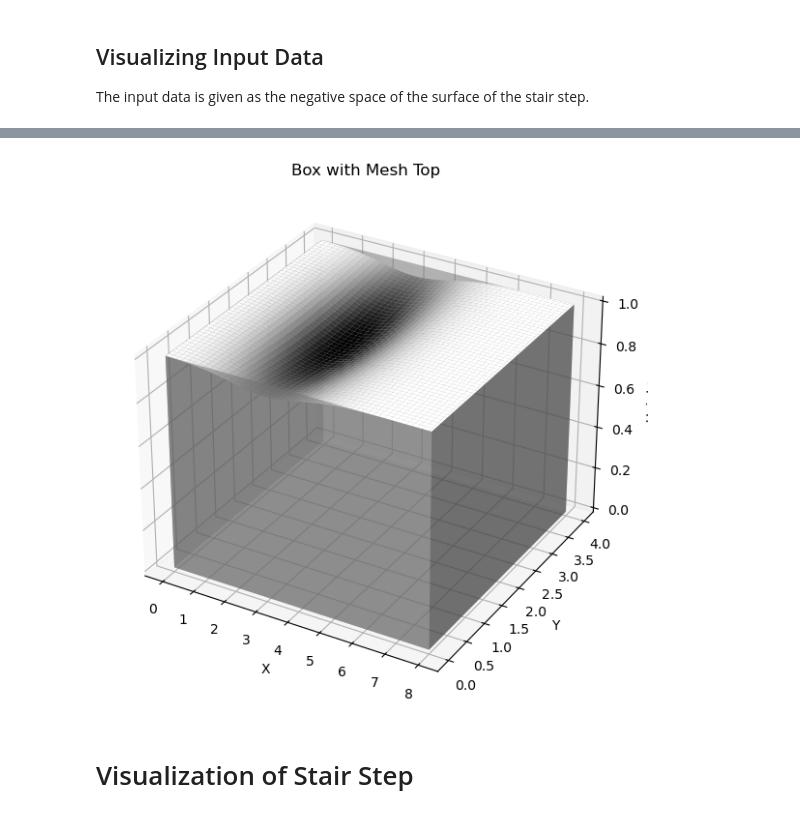
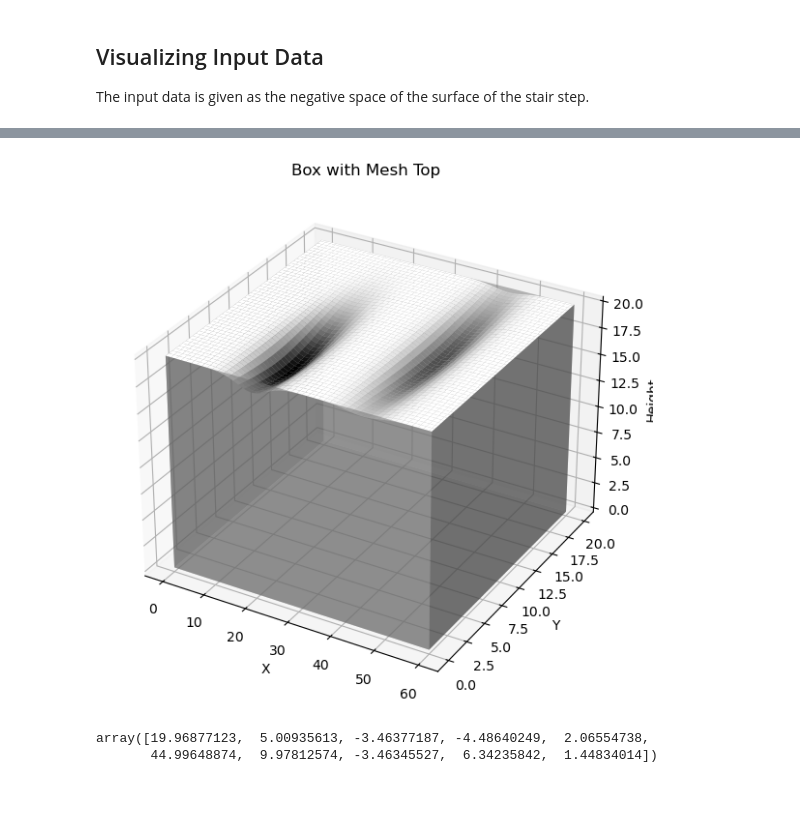
Before and after one commit to Y-Bimali/mcm, a Jupyter notebook: SingleStairFitter.ipynb, the cells around one changed output, grey strips where cells are left out. Saved outputs shown, nothing was run; the diff lists cells and outputs as text; code cells hidden in the pictures.

```diff
--- a/SingleStairFitter.ipynb
+++ b/SingleStairFitter.ipynb
@@ -12,10 +20,5 @@ The input data is given as the negative space of the surface of the stair step.
 # %%
-# Load the CSV file
-file_path = "data/fuzzedGaussian.csv"  # Replace with your file path
-data = pd.read_csv(file_path)
-
 # Ensure the data satisfies the bounds
-max_x, max_y, max_h = 8, 4, 0.2  # Define your max values
 data = data[(data["X"] <= max_x) & (data["Y"] <= max_y) & (data["H"] <= max_h)]
 X, Y, H = data['X'], data['Y'], data['H']
 
@@ -30,6 +33,6 @@ plt.title("3D Mesh Plot of Input Data")
 plt.show()
 
 # Stair Height
-stair_height = 1
+stair_height = 20
 stair_H = stair_height - H
 # %% [output]
@@ -67,28 +69,0 @@ This fits the data to a Gaussian distribution.
-# %%
-# Define a 2D Gaussian function
-def gaussian_2d(XY, a, x0, y0, sigma_x, sigma_y):
-    x, y = XY
-    return a * np.exp(-((x - x0)**2 / (2 * sigma_x**2) + (y - y0)**2 / (2 * sigma_y**2)))
-
-# Fit data to the 2D Gaussian
-x = data["X"].values
-y = data["Y"].values
-h = data["H"].values
-initial_guess = (np.max(h), np.mean(x), np.mean(y), np.std(x), np.std(y))
-params, _ = curve_fit(gaussian_2d, (x, y), h, p0=initial_guess)
-
-# Generate a fine mesh for the Gaussian
-x_mesh = np.linspace(0, max_x, 100)
-y_mesh = np.linspace(0, max_y, 100)
-x_grid, y_grid = np.meshgrid(x_mesh, y_mesh)
-h_fit = gaussian_2d((x_grid.ravel(), y_grid.ravel()), *params).reshape(x_grid.shape)
-
-# Create a 3D plot of the best-fit Gaussian
-fig = plt.figure(figsize=(10, 8))
-ax = fig.add_subplot(111, projection='3d')
-ax.plot_surface(x_grid, y_grid, h_fit, cmap="plasma", edgecolor="none", alpha=0.8)
-ax.set_xlabel("X")
-ax.set_ylabel("Y")
-ax.set_zlabel("H")
-plt.title("Best-Fit 2D Gaussian Distribution")
-plt.show()
@@ -96,0 +70,2 @@ plt.show()
+# %%
+n_gaussians = 2
@@ -97,3 +131,2 @@ plt.show()
 # %%
-stair_h_fit = stair_height - h_fit
-stair_h_fit
+stair_H_fit = stair_height - H_fit
@@ -114,29 +133,32 @@ array([[0.99900543, 0.99877501, 0.99849954, ..., 0.99999622, 0.99999728,
 # %%
 # Plotting
 fig = plt.figure(figsize=(10, 7))
 ax = fig.add_subplot(111, projection='3d')
 
 # Plot the box - bottom and four side walls
 # Bottom rectangle (0,0,0) to (max_x, max_y, 0)
 ax.plot_surface([[0, max_x], [0, max_x]], [[0, 0], [max_y, max_y]], np.zeros((2, 2)), color='gray', alpha=0.5)
 
 # Side walls (4 vertical walls)
 ax.plot_surface(np.array([[0, 0], [0, 0]]), np.array([[0, max_y], [0, max_y]]), np.array([[0, 0], [stair_height, stair_height]]), color='gray', alpha=0.5)
 ax.plot_surface(np.array([[0, max_x], [0, max_x]]), np.array([[0, 0], [0, 0]]), np.array([[0, 0], [stair_height, stair_height]]), color='gray', alpha=0.5)
 ax.plot_surface(np.array([[0, max_x], [0, max_x]]), np.array([[max_y, max_y], [max_y, max_y]]), np.array([[0, 0], [stair_height, stair_height]]), color='gray', alpha=0.5)
 ax.plot_surface(np.array([[max_x, max_x], [max_x, max_x]]), np.array([[0, max_y], [0, max_y]]), np.array([[0, 0], [stair_height, stair_height]]), color='gray', alpha=0.5)
 
 # Top mesh surface (x_grid, y_grid, stair_H)
-ax.plot_surface(x_grid, y_grid, stair_h_fit, cmap='gray', edgecolor='none')
+ax.plot_surface(X_mesh, Y_mesh, stair_H_fit, cmap='gray', edgecolor='none')
 
 # Set labels
 ax.set_title('Box with Mesh Top')
 ax.set_xlabel('X')
 ax.set_ylabel('Y')
 ax.set_zlabel('Height')
 
 plt.show()
 # %% [output]
-[figure, old version]
+[figure, new version]
-# %% [markdown]
-# Visualization of Stair Step
+# %%
+params
+# %% [output]
+array([19.96877123,  5.00935613, -3.46377187, -4.48640249,  2.06554738,
+       44.99648874,  9.97812574, -3.46345527,  6.34235842,  1.44834014])
```
Also changed, not shown: parts of 9 cells of this notebook.
